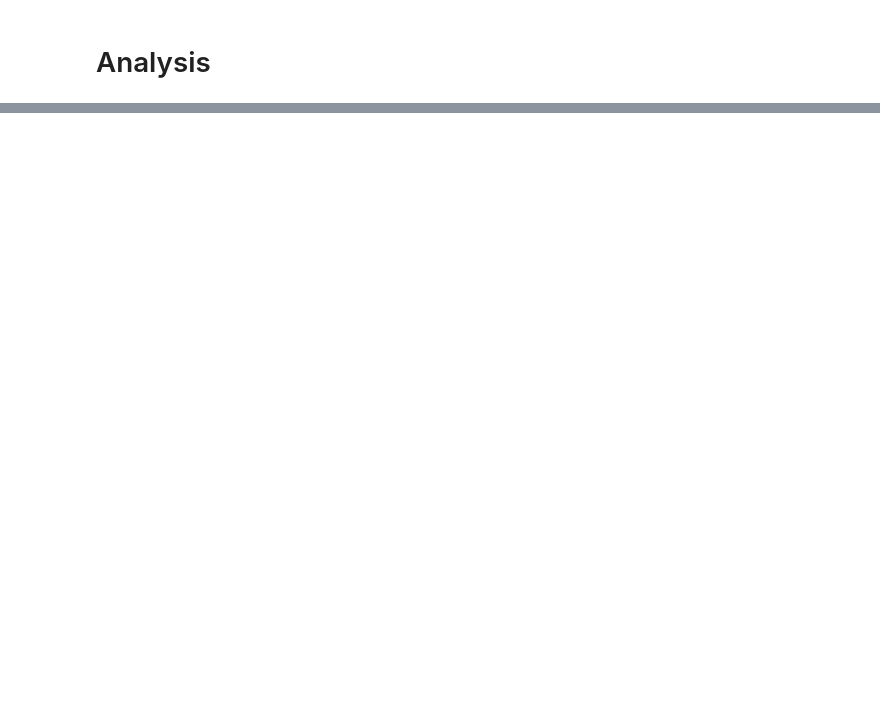
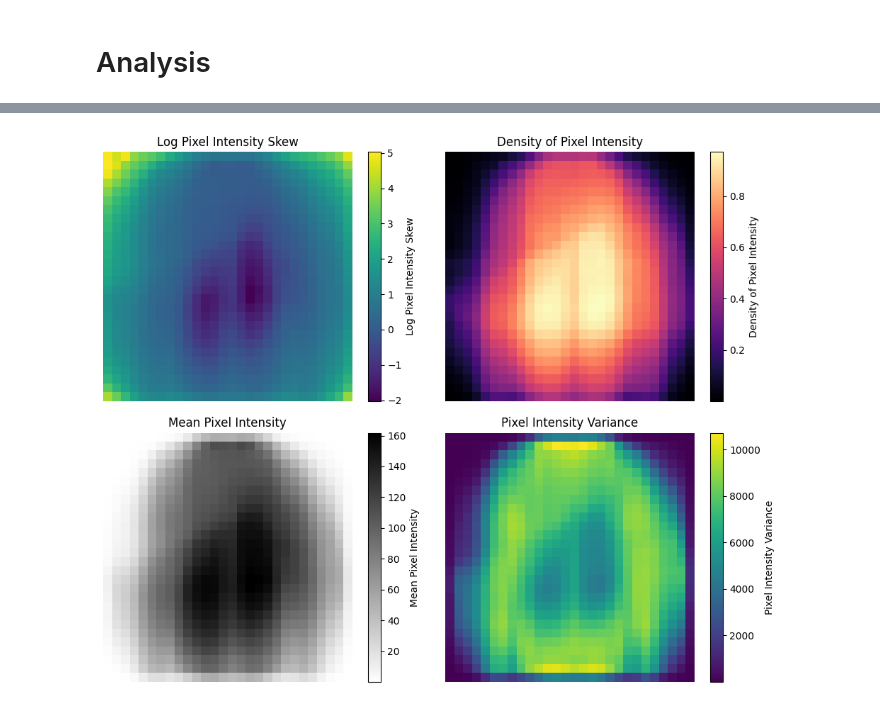
Before and after one commit to Martin-Labenne/fashion-mnist-clusturing, a Jupyter notebook: analysis.ipynb, the cells around one changed output, grey strips where cells are left out. Drawn from its saved outputs; the diff is of its cells as text; code cells hidden in the pictures; blank space fills up the shorter version.

```diff
--- a/analysis.ipynb
+++ b/analysis.ipynb
@@ -28,0 +112,39 @@ Extracting files...
+# %%
+X_mean = X_train.mean()
+X_var = X_train.var()
+X_skew = X_train.skew()
+
+fig, axs = plt.subplots(ncols=2, nrows=2, figsize=(10, 8))
+
+log_skew_img = axs[0][0].imshow(X_skew.apply(np.log1p).values.reshape((28, 28)))
+axs[0][0].set_title('Log Pixel Intensity Skew')
+axs[0][0].set_axis_off()
+
+log_skew_cbar = fig.colorbar(log_skew_img, ax=axs[0][0], orientation='vertical')
+log_skew_cbar.set_label('Log Pixel Intensity Skew')
+
+density_img = axs[0][1].imshow(((X_train != 0).sum() / 60000).values.reshape((28, 28)), cmap='magma')
+axs[0][1].set_title('Density of Pixel Intensity')
+axs[0][1].set_axis_off()
+
+density_cbar = fig.colorbar(density_img, ax=axs[0][1], orientation='vertical')
+density_cbar.set_label('Density of Pixel Intensity')
+
+mean_img = axs[1][0].imshow( X_mean.values.reshape((28, 28)), cmap='binary')
+axs[1][0].set_title('Mean Pixel Intensity')
+axs[1][0].set_axis_off()
+
+mean_cbar = fig.colorbar(mean_img, ax=axs[1][0], orientation='vertical')
+mean_cbar.set_label('Mean Pixel Intensity')
+
+var_img = axs[1][1].imshow(X_var.values.reshape((28, 28)), cmap='viridis')
+axs[1][1].set_title('Pixel Intensity Variance')
+axs[1][1].set_axis_off()
+
+var_cbar = fig.colorbar(var_img, ax=axs[1][1], orientation='vertical')
+var_cbar.set_label('Pixel Intensity Variance')
+
+plt.tight_layout()
+plt.show()
+# %% [output]
+[figure, added]
```
Also changed, not shown: parts of 20 cells of this notebook, 2 other files.
